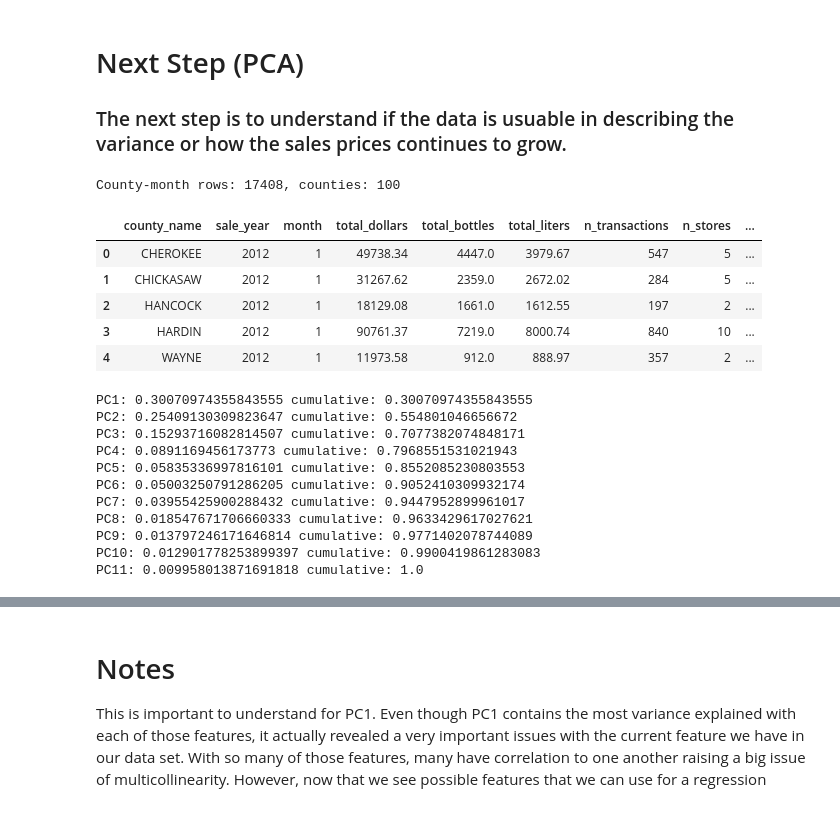
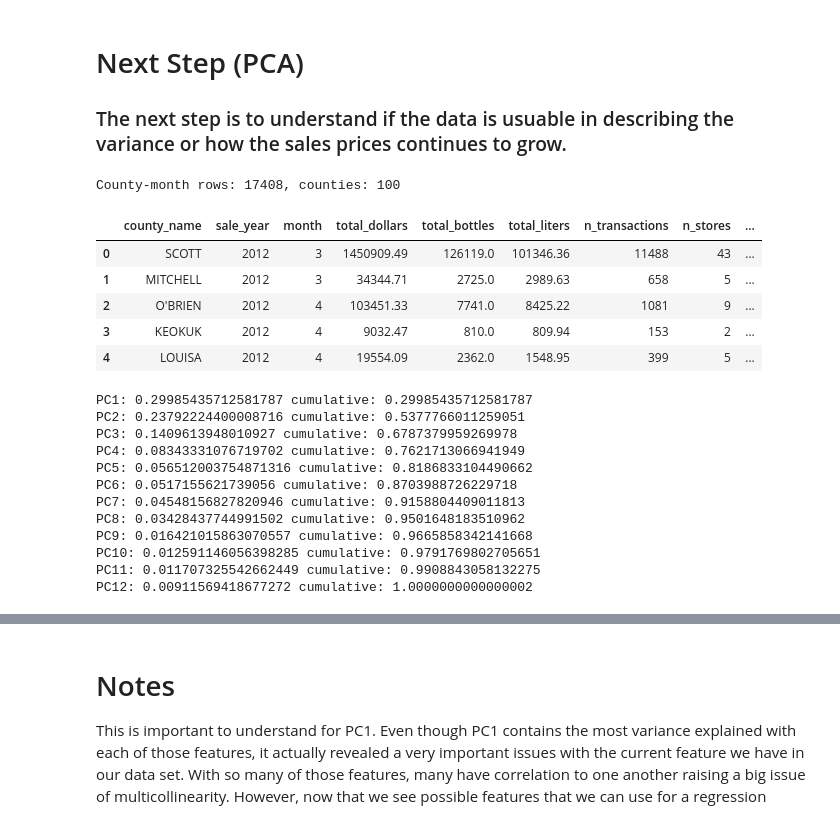
Before and after one commit to Madlenate/Iowa_Alcohol_sales_prediciton, a Jupyter notebook: Project_1_analysis.ipynb, the cells around one changed output, grey strips where cells are left out. Cells and saved outputs as stored; diff of their text form; code cells hidden in the pictures.

```diff
--- a/Project_1_analysis.ipynb
+++ b/Project_1_analysis.ipynb
@@ -447,46 +503,53 @@ main_df = q("""
     GROUP BY 1,2,3
 """)
 # %%
+population_df = q("""
+    SELECT county_name, pop_year AS sale_year, population
+    FROM county_population
+""")
+
 grp_total = cat_df.groupby(["county_name", "sale_year", "month"])["cat_dollars"].transform(sum)
 cat_df["share"] = cat_df["cat_dollars"] / grp_total #probability of county sale and month
 cat_df["p_logp"] = -cat_df["share"] * np.log(cat_df["share"].where(cat_df["share"] > 0)) # helps us caculate the level of uncertainty, randomness, or impurity of a dataset
 
 entropy = (
     cat_df.groupby(["county_name", "sale_year", "month"])["p_logp"]
     .sum()
     .reset_index(name="category_entropy")
 )
 n_categories = (
     cat_df.groupby(["county_name", "sale_year", "month"])["category_name"]
     .nunique()
     .reset_index(name="n_categories")
 )
 
 df = main_df.merge(entropy, on=["county_name", "sale_year", "month"])
 df = df.merge(n_categories,  on=["county_name", "sale_year", "month"])
 df = df.merge(unemployment_df, on=["sale_year", "month"])  # national monthly rate, same value broadcast to every county that month
 df = df.merge(
     homeless_df[["pit_year", "overall_homeless", "overall_chronically_homeless", "unsheltered_homeless"]].rename(columns={"pit_year": "sale_year"}),
     on="sale_year", how="left"  # annual statewide count, same value broadcast to every county-month in that year; left join since homelessness data doesn't yet cover 2026
 )
+df = df.merge(population_df, on=["county_name", "sale_year"], how="left")  # annual county population, same value broadcast to every month in that year; left join since EL PASO (not a real Iowa county) won't match
 df["avg_price_per_bottle"] = df["total_dollars"] / df["total_bottles"]
+df["stores_per_10k_capita"] = df["n_stores"] / df["population"] * 10_000  # store density -- normalizes n_stores for county size instead of raw count
 
 print(f"County-month rows: {df.shape[0]}, counties: {df['county_name'].nunique()}")
 df.head()
 # %% [output]
 County-month rows: 17408, counties: 100
 |  | county_name | sale_year | month | total_dollars | total_bottles | total_liters | n_transactions | n_stores | ... |
-| 0 | CHEROKEE | 2012 | 1 | 49738.34 | 4447.0 | 3979.67 | 547 | 5 | ... |
-| 1 | CHICKASAW | 2012 | 1 | 31267.62 | 2359.0 | 2672.02 | 284 | 5 | ... |
-| 2 | HANCOCK | 2012 | 1 | 18129.08 | 1661.0 | 1612.55 | 197 | 2 | ... |
-| 3 | HARDIN | 2012 | 1 | 90761.37 | 7219.0 | 8000.74 | 840 | 10 | ... |
-| 4 | WAYNE | 2012 | 1 | 11973.58 | 912.0 | 888.97 | 357 | 2 | ... |
+| 0 | SCOTT | 2012 | 3 | 1450909.49 | 126119.0 | 101346.36 | 11488 | 43 | ... |
+| 1 | MITCHELL | 2012 | 3 | 34344.71 | 2725.0 | 2989.63 | 658 | 5 | ... |
+| 2 | O'BRIEN | 2012 | 4 | 103451.33 | 7741.0 | 8425.22 | 1081 | 9 | ... |
+| 3 | KEOKUK | 2012 | 4 | 9032.47 | 810.0 | 809.94 | 153 | 2 | ... |
+| 4 | LOUISA | 2012 | 4 | 19554.09 | 2362.0 | 1548.95 | 399 | 5 | ... |
 # %%
 feature_cols = [
     "n_stores", "n_vendors", "n_categories",
     "avg_pack", "avg_bottle_volume_ml", "avg_price_per_bottle",
     "category_entropy", "unemployment_rate",
-    "overall_homeless", "overall_chronically_homeless", "unsheltered_homeless",
+    "overall_homeless", "overall_chronically_homeless", "unsheltered_homeless", "stores_per_10k_capita"
 ]
 X = df[feature_cols].dropna() # X training collumns
 
@@ -502,17 +565,18 @@ cum = np.cumsum(evr)
 for i, (e, c) in enumerate(zip(evr, cum), start=1):
     print(f"PC{i}: {e} cumulative: {c}")
 # %% [output]
-PC1: 0.30070974355843555 cumulative: 0.30070974355843555
-PC2: 0.25409130309823647 cumulative: 0.554801046656672
-PC3: 0.15293716082814507 cumulative: 0.7077382074848171
-PC4: 0.0891169456173773 cumulative: 0.7968551531021943
-PC5: 0.05835336997816101 cumulative: 0.8552085230803553
-PC6: 0.05003250791286205 cumulative: 0.9052410309932174
-PC7: 0.03955425900288432 cumulative: 0.9447952899961017
-PC8: 0.018547671706660333 cumulative: 0.9633429617027621
-PC9: 0.013797246171646814 cumulative: 0.9771402078744089
-PC10: 0.012901778253899397 cumulative: 0.9900419861283083
-PC11: 0.009958013871691818 cumulative: 1.0
+PC1: 0.29985435712581787 cumulative: 0.29985435712581787
+PC2: 0.23792224400008716 cumulative: 0.5377766011259051
+PC3: 0.1409613948010927 cumulative: 0.6787379959269978
+PC4: 0.08343331076719702 cumulative: 0.7621713066941949
+PC5: 0.056512003754871316 cumulative: 0.8186833104490662
+PC6: 0.0517155621739056 cumulative: 0.8703988726229718
+PC7: 0.04548156827820946 cumulative: 0.9158804409011813
+PC8: 0.03428437744991502 cumulative: 0.9501648183510962
+PC9: 0.016421015863070557 cumulative: 0.9665858342141668
+PC10: 0.012591146056398285 cumulative: 0.9791769802705651
+PC11: 0.011707325542662449 cumulative: 0.9908843058132275
+PC12: 0.00911569418677272 cumulative: 1.0000000000000002
 # %%
 loadings = pd.DataFrame(
     pca.components_.T * np.sqrt(pca.explained_variance_),
```
Also changed, not shown: parts of 15 cells of this notebook, 1 other file.
